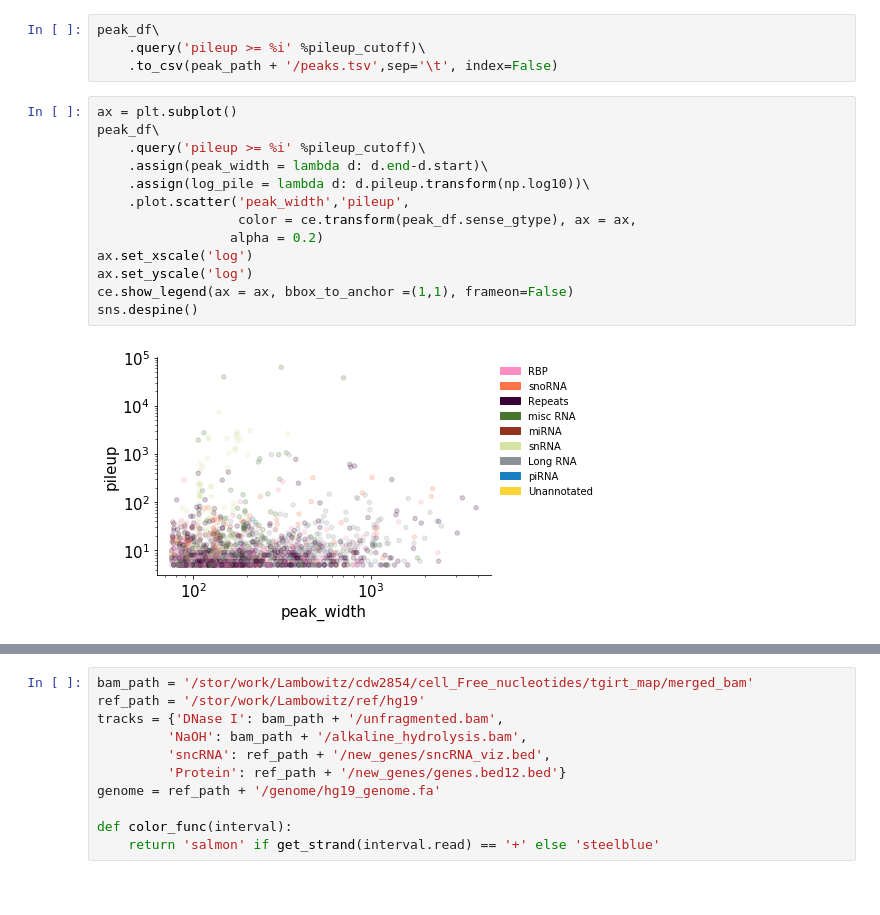
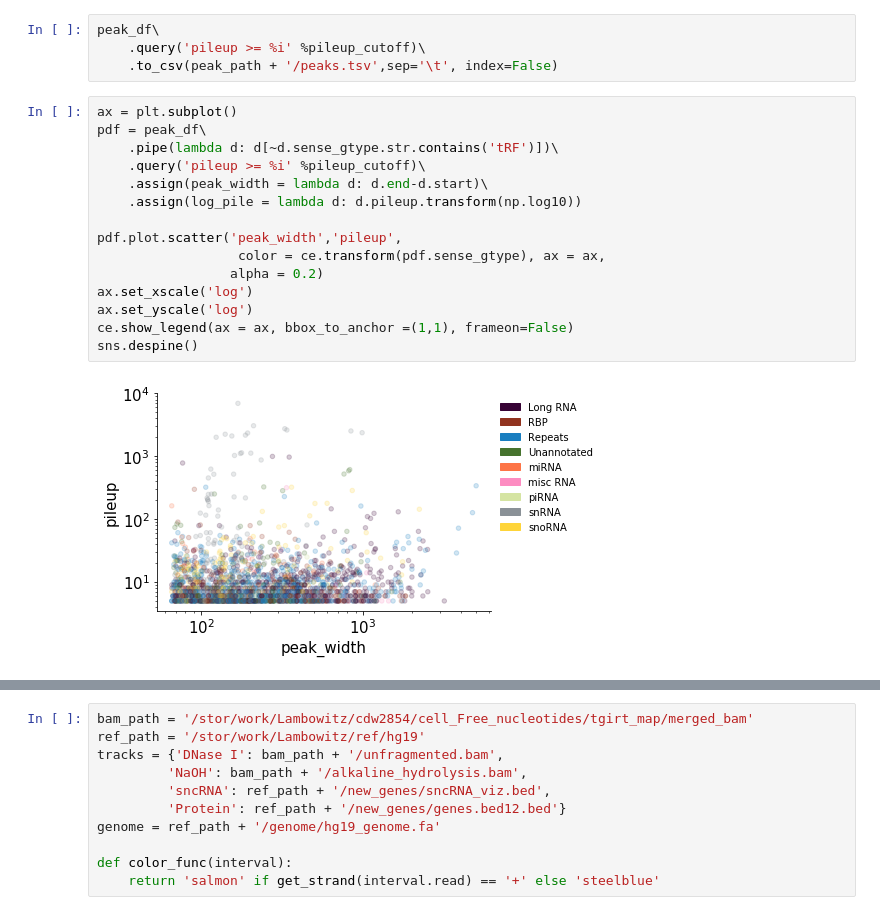
Before and after one commit to wckdouglas/cfNA, a Jupyter notebook: plots/peak_analysis.ipynb, the cells around one changed output, grey strips where cells are left out. Saved outputs shown, nothing was run; the diff lists cells and outputs as text.

```diff
--- a/plots/peak_analysis.ipynb
+++ b/plots/peak_analysis.ipynb
@@ -175,19 +179,21 @@ peak_df\
     .to_csv(peak_path + '/peaks.tsv',sep='\t', index=False)
 # %%
 ax = plt.subplot()
-peak_df\
+pdf = peak_df\
+    .pipe(lambda d: d[~d.sense_gtype.str.contains('tRF')])\
     .query('pileup >= %i' %pileup_cutoff)\
     .assign(peak_width = lambda d: d.end-d.start)\
-    .assign(log_pile = lambda d: d.pileup.transform(np.log10))\
-    .plot.scatter('peak_width','pileup',
-                  color = ce.transform(peak_df.sense_gtype), ax = ax,
+    .assign(log_pile = lambda d: d.pileup.transform(np.log10))
+
+pdf.plot.scatter('peak_width','pileup',
+                  color = ce.transform(pdf.sense_gtype), ax = ax,
                  alpha = 0.2)
 ax.set_xscale('log')
 ax.set_yscale('log')
 ce.show_legend(ax = ax, bbox_to_anchor =(1,1), frameon=False)
 sns.despine()
 # %% [output]
-[figure, old version]
+[figure, new version]
 # %%
 ax = plt.subplot()
 
```
Also changed, not shown: parts of 22 cells of this notebook, 14 other files.
